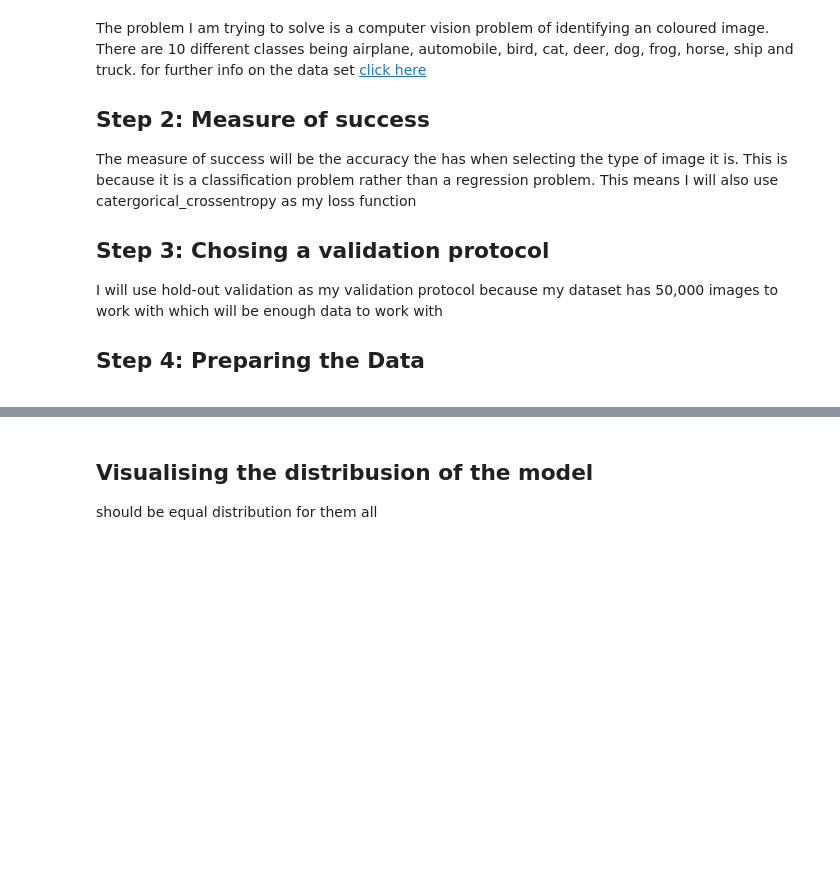
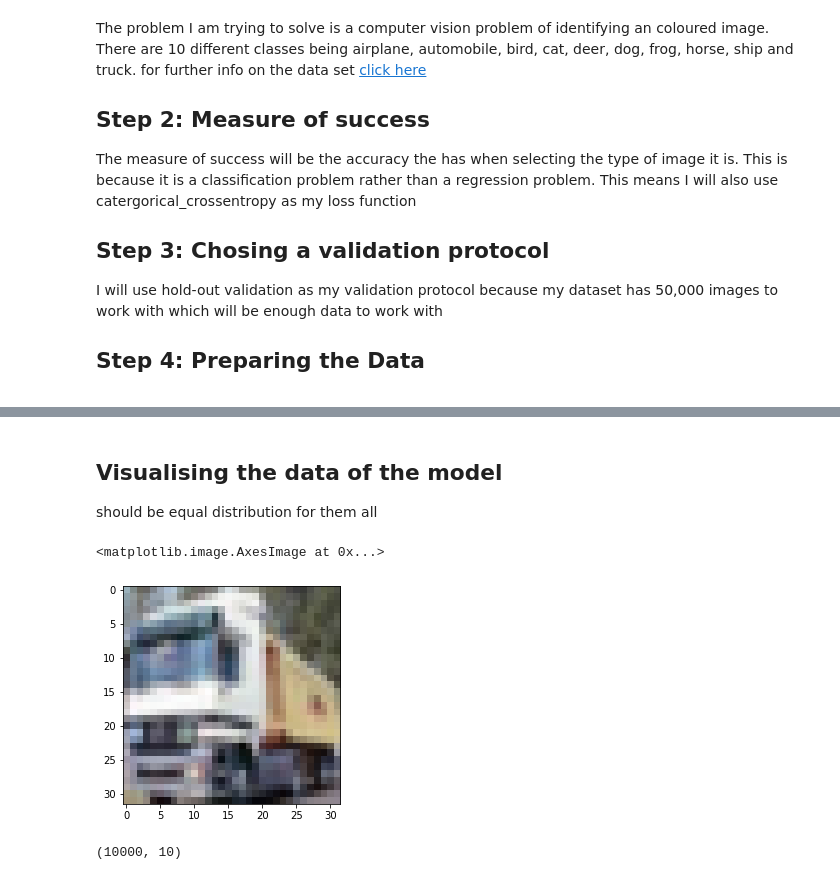
Before and after one commit to Metronh/cifar10_covnet, a Jupyter notebook: Coursework 2.ipynb, the cells around one changed output, grey strips where cells are left out. Drawn from its saved outputs; the diff is of its cells as text; code cells hidden in the pictures; blank space fills up the shorter version.

```diff
--- a/Coursework 2.ipynb
+++ b/Coursework 2.ipynb
@@ -58,3 +78,19 @@ plt.imshow(train_images[100])
 # %% [markdown]
-## Visualising the distribusion of the model
+## Visualising the data of the model
 should be equal distribution for them all
+# %%
+plt.imshow(train_images[1])
+labelsCount = np.zeros((46))
+bottomMax =np.zeros((46))
+# %% [output]
+<matplotlib.image.AxesImage at 0x...>
+[figure, added]
+# %%
+train_labels = to_categorical(train_labels)
+test_labels = to_categorical(test_labels)
+
+print(test_labels.shape)
+
+train_images, test_images = train_images / 255.0, test_images / 255.0
+# %% [output]
+(10000, 10)
```
Also changed, not shown: parts of 61 cells of this notebook, 4 other files.
